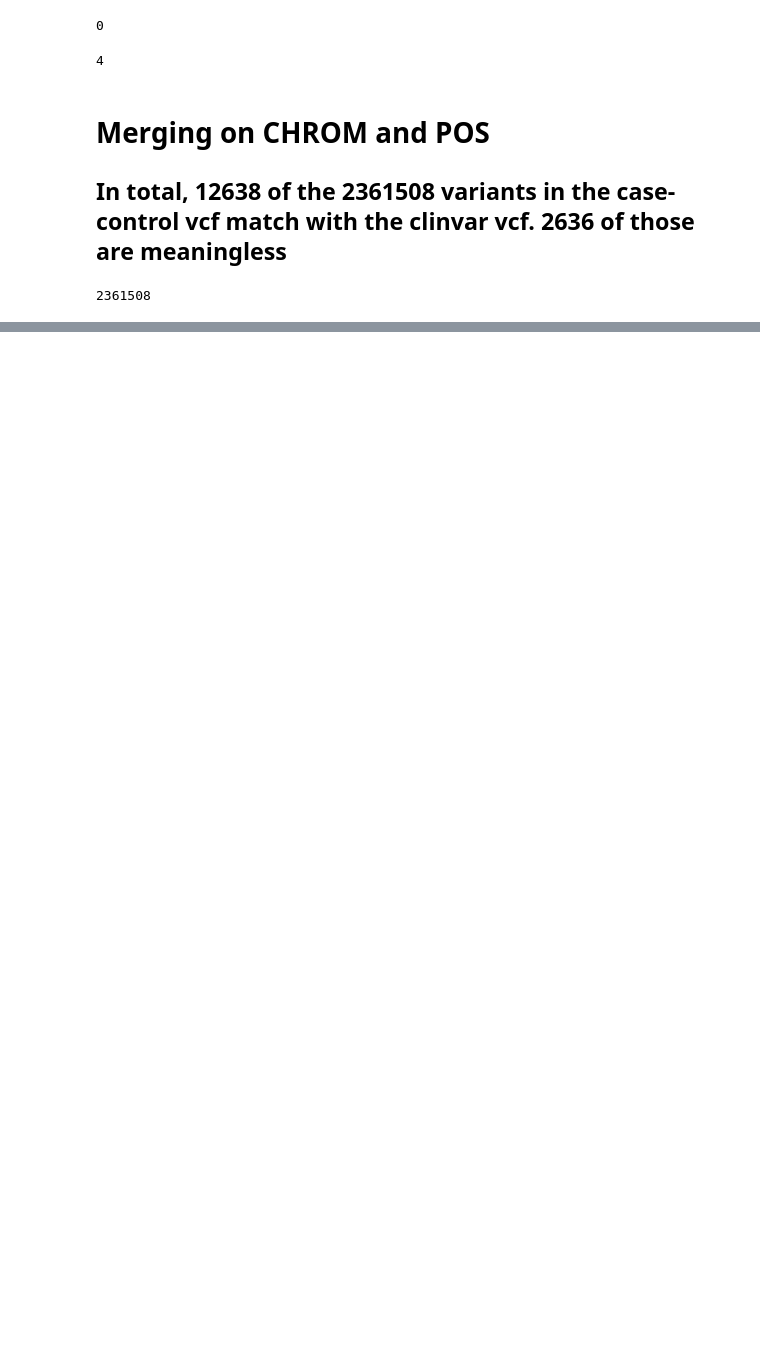
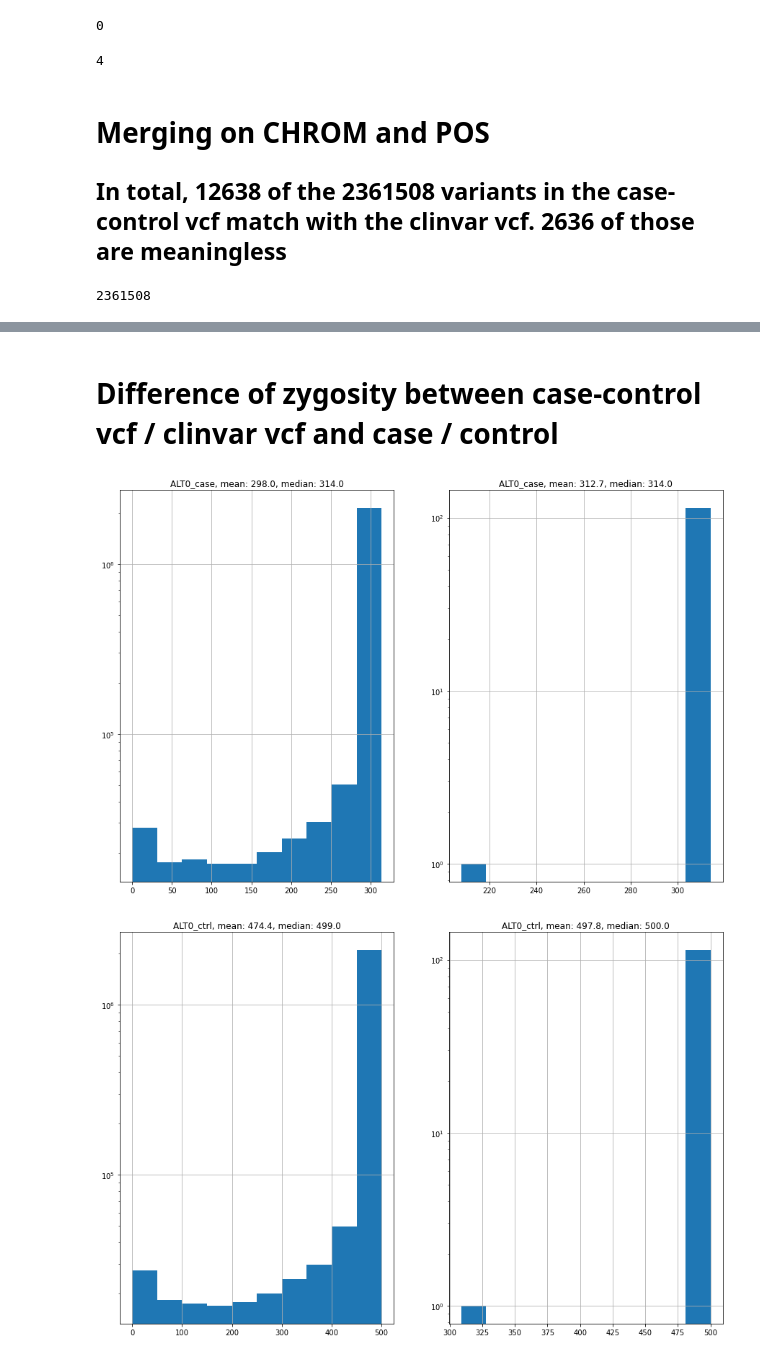
Before and after one commit to numpde/Team03, a Jupyter notebook: project2/solution/idiva/db/database_exploration.ipynb, the cells around one changed output, grey strips where cells are left out. Drawn from its saved outputs; the diff is of its cells as text; code cells hidden in the pictures; blank space fills up the shorter version.

```diff
--- a/project2/solution/idiva/db/database_exploration.ipynb
+++ b/project2/solution/idiva/db/database_exploration.ipynb
@@ -291,0 +225,16 @@ for column in ['ALT0_case',	'ALT1_case',	'ALT2_case'	,'ALT0_ctrl'	,'ALT1_ctrl',
+# %% [markdown]
+# Difference of zygosity between case-control vcf / clinvar vcf and case / control
+# %%
+pathogenic_merge_on_RS = merge_on_RS.loc[merge_on_RS['CLNSIG'] == 'Pathogenic']
+# %%
+for column in ['ALT0_case','ALT0_ctrl',	'ALT1_case','ALT1_ctrl',	'ALT2_case'		,	'ALT2_ctrl']:
+    plt.figure(figsize=(15,10))
+    plt.subplot(1,2,1)
+    plt.title(f'{column}, mean: {pdf_case_control[column].mean().round(1)}, median: {pdf_case_control[column].median().round(1)}')
+    pdf_case_control[column].hist(log=True)
+    plt.subplot(1,2,2)
+    plt.title(f'{column}, mean: {pathogenic_merge_on_RS[column].mean().round(1)}, median: {pathogenic_merge_on_RS[column].median().round(1)}')
+    pathogenic_merge_on_RS[column].hist(log=True)
+# %% [output]
+[figure, added]
+[figure, added]
```
Also changed, not shown: parts of 49 cells of this notebook.
